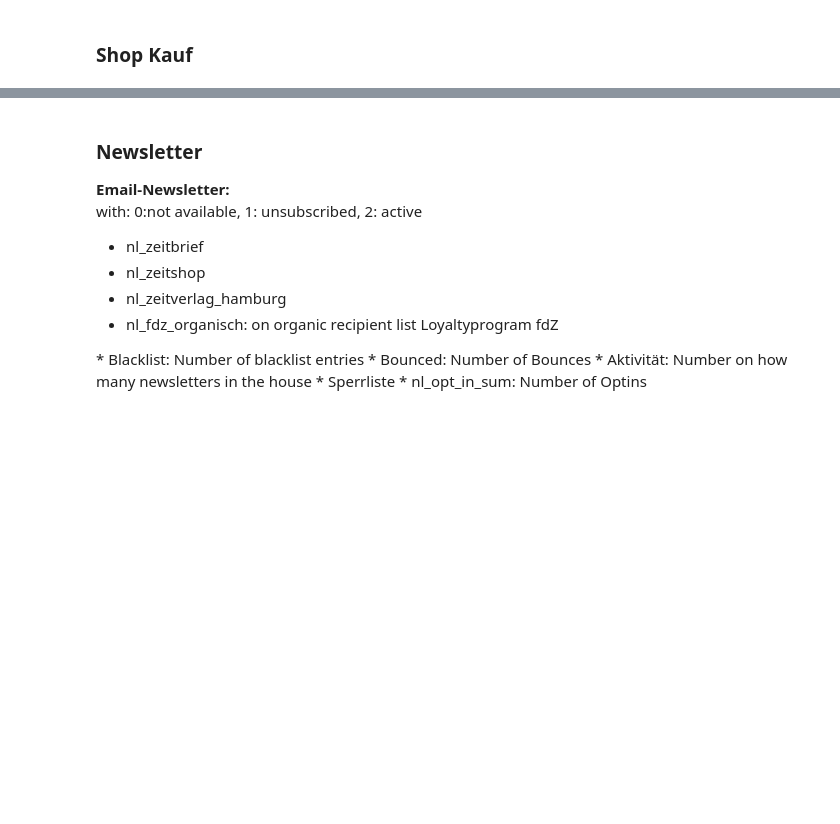
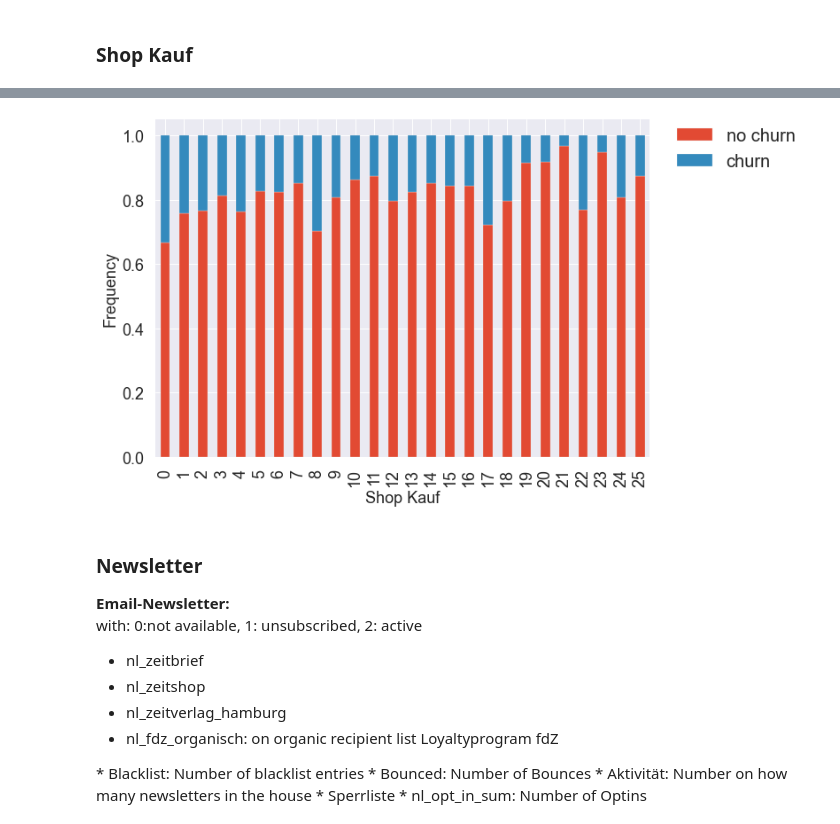
Before and after one commit to jb-ds2020/nf-ds3-capstone-churn-prevention, a Jupyter notebook: Capstone_Zeit.ipynb, the cells around one changed output, grey strips where cells are left out. Saved outputs shown, nothing was run; the diff lists cells and outputs as text; code cells hidden in the pictures; blank space fills up the shorter version.

```diff
--- a/Capstone_Zeit.ipynb
+++ b/Capstone_Zeit.ipynb
@@ -1130,6 +1177,9 @@ ax.set_xticklabels(ax.get_xticklabels(), rotation=90);
 # %%
 shop_churn = crosstab_evaluation(df.shop_kauf,df.churn)
-crosstab_barplot(shop_churn,['no churn','churn'],xlabelname='NL Blacklist')
+crosstab_barplot(shop_churn,['no churn','churn'],xlabelname='Shop Kauf')
+plt.xlim(-0.5,25.5);
+# %% [output]
+[figure, added]
 # %% [markdown]
 ### Newsletter
 __Email-Newsletter:__ <br>
```
Also changed, not shown: parts of 79 cells of this notebook.
